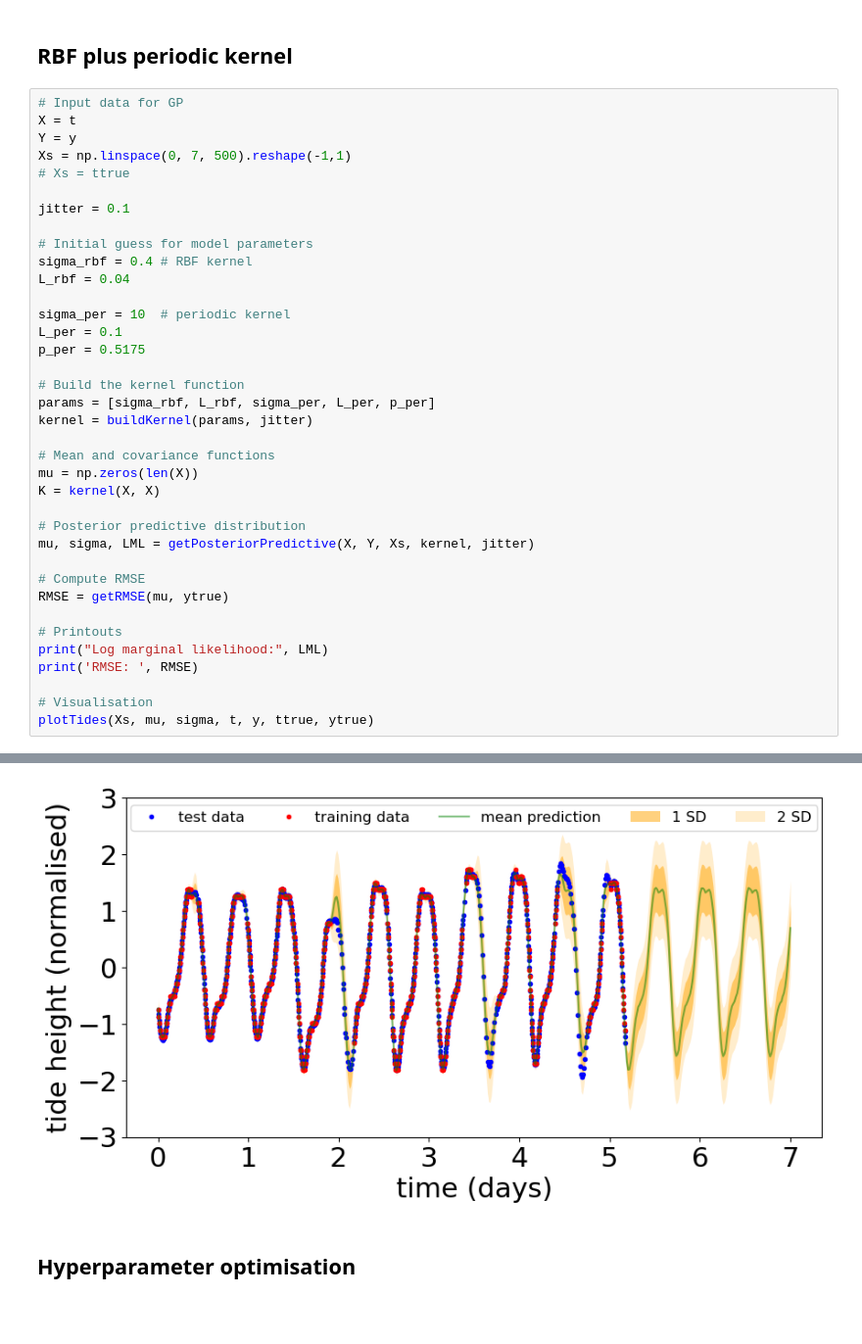
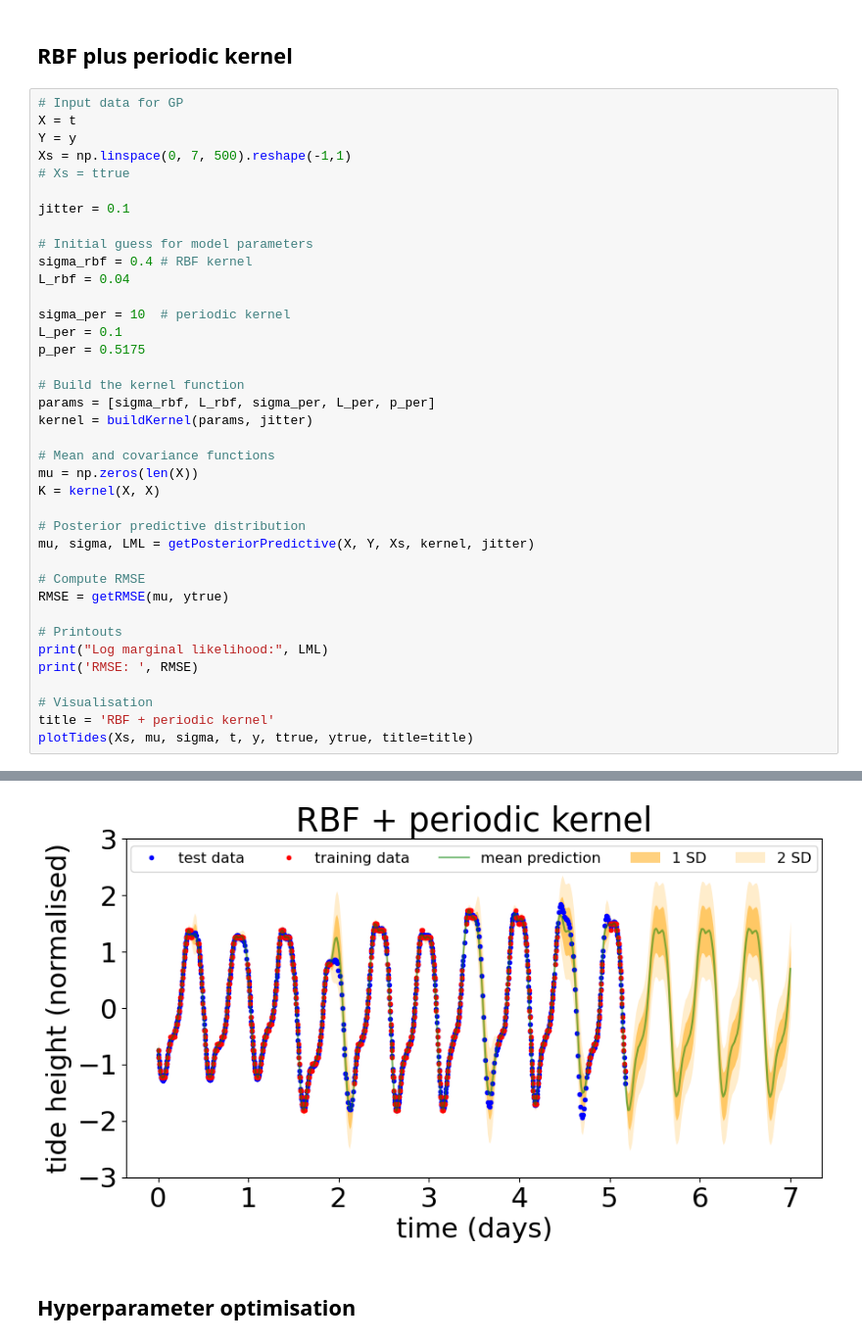
Before and after one commit to alex-stephens/AIMS-DEI, a Jupyter notebook: AIMS_CDT_DEI.ipynb, the cells around one changed output, grey strips where cells are left out. Shown at 98% size. Saved outputs shown, nothing was run; the diff lists cells and outputs as text; blank space fills up the shorter version.

```diff
--- a/AIMS_CDT_DEI.ipynb
+++ b/AIMS_CDT_DEI.ipynb
@@ -91,35 +102,36 @@ jitter = 0.1
 sigma_rbf = 0.4 # RBF kernel
 L_rbf = 0.04
 
 sigma_per = 10  # periodic kernel
 L_per = 0.1
 p_per = 0.5175
 
 # Build the kernel function
 params = [sigma_rbf, L_rbf, sigma_per, L_per, p_per]
 kernel = buildKernel(params, jitter)
 
 # Mean and covariance functions
 mu = np.zeros(len(X))
 K = kernel(X, X)
 
 # Posterior predictive distribution
 mu, sigma, LML = getPosteriorPredictive(X, Y, Xs, kernel, jitter)
 
 # Compute RMSE
 RMSE = getRMSE(mu, ytrue)
 
 # Printouts
 print("Log marginal likelihood:", LML)
 print('RMSE: ', RMSE)
 
 # Visualisation
-plotTides(Xs, mu, sigma, t, y, ttrue, ytrue)
+title = 'RBF + periodic kernel'
+plotTides(Xs, mu, sigma, t, y, ttrue, ytrue, title=title)
 # %% [output]
 Could not compute RMSE: unequal input sizes
 Log marginal likelihood: 570.7737862735977
 RMSE:  0
-[figure, old version]
+[figure, new version]
 # %% [markdown]
 ## **Hyperparameter optimisation**
 # %%
```
Also changed, not shown: parts of 4 cells of this notebook.
